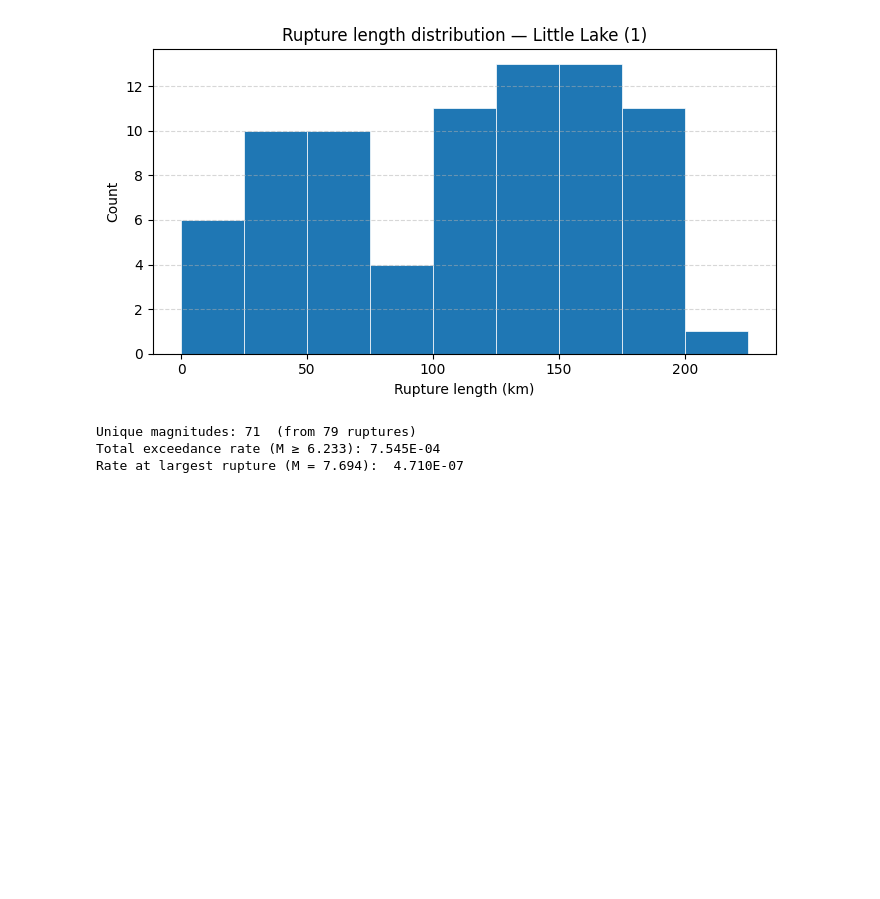
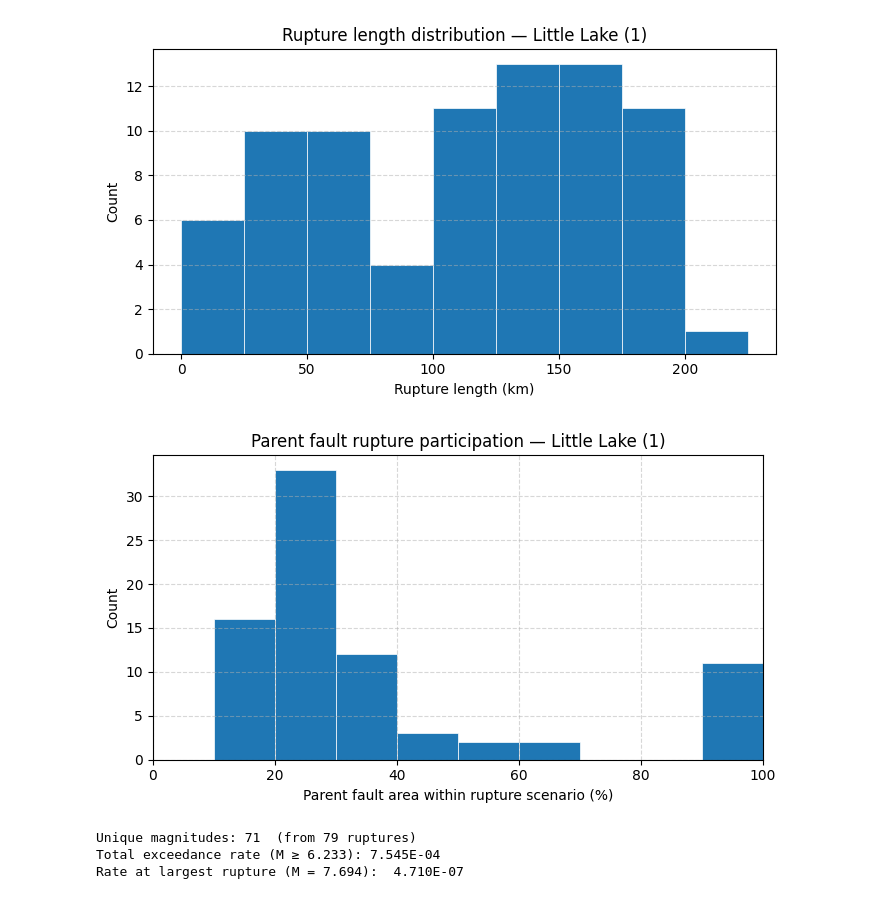
Before and after one commit to asarmy/parserf, a Jupyter notebook: examples/fault_subsection_demo.ipynb, the cells around one changed output. Drawn from its saved outputs; the diff is of its cells as text; code cells hidden in the pictures; blank space fills up the shorter version.

```diff
--- a/examples/fault_subsection_demo.ipynb
+++ b/examples/fault_subsection_demo.ipynb
@@ -197,6 +201,34 @@ plt.tight_layout()
 plt.show()
 # %% [output]
 [figure]
+# %%
+# Examine parent fault area participation percentages across all ruptures involving the subsection
+def _parent_pct_cdf(subsection):
+    """Return sorted pct values and cumulative probabilities for the subsection's parent fault."""
+    parent = subsection.data.parent_name
+    pcts = (
+        subsection.ruptures.participating_ruptures["parent_area_pcts"]
+        .apply(lambda d: d.get(parent, np.nan))
+        .values
+    )
+    sorted_pcts = np.sort(pcts)
+    cdf = np.arange(1, len(sorted_pcts) + 1) / len(sorted_pcts)
+    return sorted_pcts, cdf
+
+
+sorted_pcts, cdf = _parent_pct_cdf(sub)
+bins = np.arange(0, 110, 10)
+fig, ax = plt.subplots(figsize=(7, 4))
+ax.hist(sorted_pcts, bins=bins, edgecolor="white", linewidth=0.5)
+ax.set_xlabel("Parent fault area within rupture scenario (%)")
+ax.set_ylabel("Count")
+ax.set_title(f"Parent fault rupture participation — {sub.data.name}")
+ax.set(xlim=(0, 100))
+ax.grid(True, linestyle="--", alpha=0.5)
+plt.tight_layout()
+plt.show()
+# %% [output]
+[figure, added]
 # %%
 # Cumulative magnitude frequency distribution
 mfd = sub.ruptures.cumulative_mfd
```
Also changed, not shown: parts of 1 cell of this notebook.
